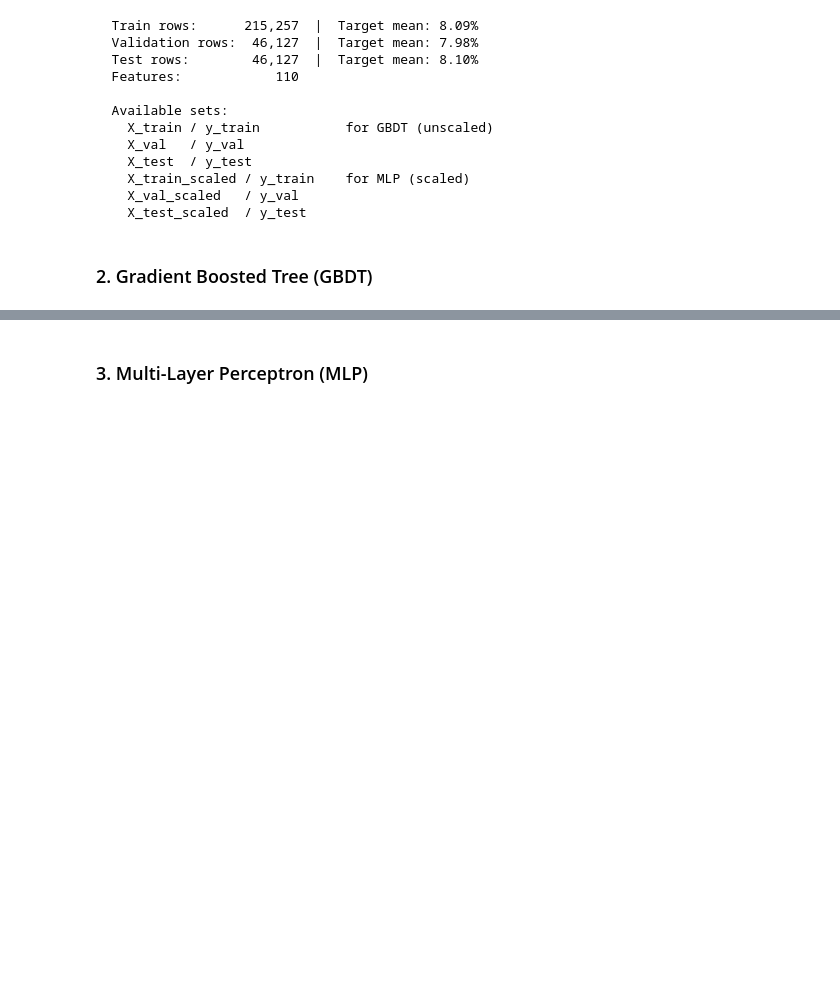
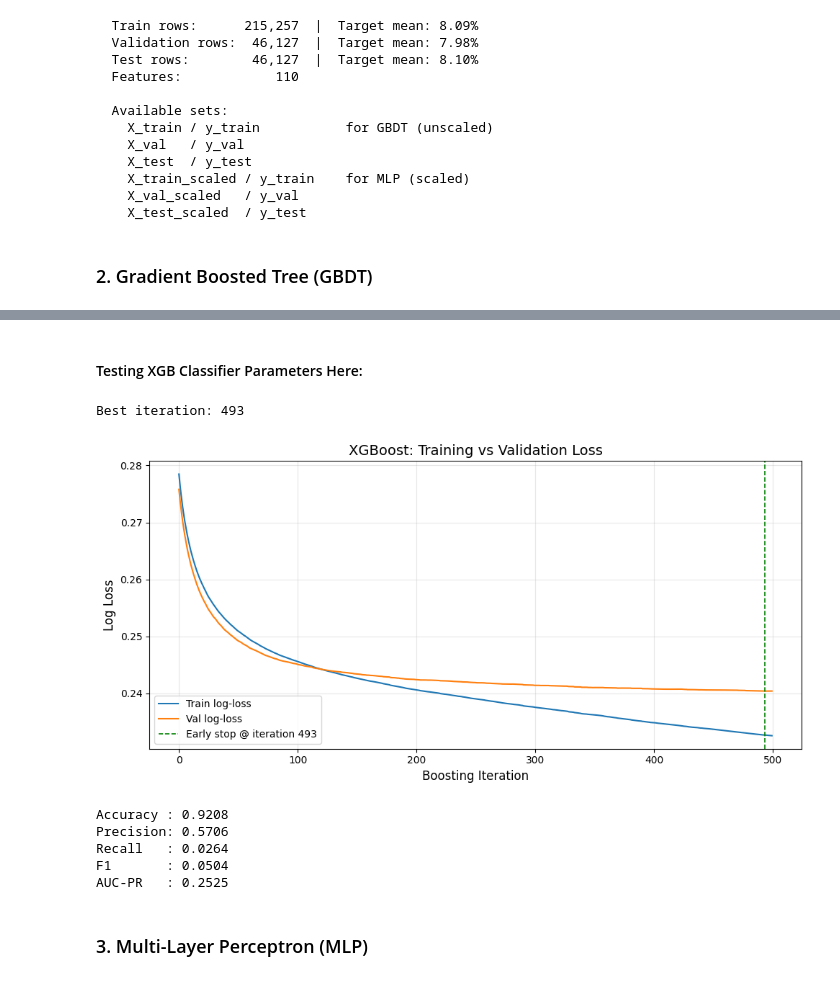
Before and after one commit to shanewang09/applied-ml, a Jupyter notebook: homework2/AppliedML_HW2_tsw2134.ipynb, the cells around one changed output, grey strips where cells are left out. Drawn from its saved outputs; the diff is of its cells as text; code cells hidden in the pictures; blank space fills up the shorter version.

```diff
--- a/homework2/AppliedML_HW2_tsw2134.ipynb
+++ b/homework2/AppliedML_HW2_tsw2134.ipynb
@@ -354,2 +441,61 @@ import xgboost as xgb
+# %% [markdown]
+#### Testing XGB Classifier Parameters Here:
+# %%
+xgb_model = XGBClassifier(
+    n_estimators=500,
+    learning_rate=0.05,
+    max_depth=4,
+    subsample=0.8,
+    reg_alpha=0,
+    reg_lambda=1,
+    objective='binary:logistic',
+    eval_metric='logloss',
+    early_stopping_rounds=30,
+    random_state=42,
+    n_jobs=-1
+)
+
+xgb_model.fit(
+    X_train, y_train,
+    eval_set=[(X_train, y_train), (X_validation, y_validation)],
+    verbose=False
+)
+
+print(f"Best iteration: {xgb_model.best_iteration}")
+
+results = xgb_model.evals_result()
+train_loss = results['validation_0']['logloss']
+val_loss   = results['validation_1']['logloss']
+best_iter  = xgb_model.best_iteration
+
+fig, ax = plt.subplots(figsize=(10, 5))
+ax.plot(train_loss, label='Train log-loss', linewidth=1.5)
+ax.plot(val_loss,   label='Val log-loss',   linewidth=1.5)
+ax.axvline(x=best_iter, color='green', linestyle='--', linewidth=1.2,
+           label=f'Early stop @ iteration {best_iter}')
+ax.set_xlabel('Boosting Iteration', fontsize=12)
+ax.set_ylabel('Log Loss', fontsize=12)
+ax.set_title('XGBoost: Training vs Validation Loss', fontsize=14)
+ax.legend(fontsize=10)
+ax.grid(True, alpha=0.3)
+plt.tight_layout()
+plt.savefig('gbdt_loss_curve.png', dpi=150)
+plt.show()
+
+y_pred  = xgb_model.predict(X_validation)
+y_proba = xgb_model.predict_proba(X_validation)[:, 1]
+print(f"Accuracy : {accuracy_score(y_validation, y_pred):.4f}")
+print(f"Precision: {precision_score(y_validation, y_pred, zero_division=0):.4f}")
+print(f"Recall   : {recall_score(y_validation, y_pred, zero_division=0):.4f}")
+print(f"F1       : {f1_score(y_validation, y_pred, zero_division=0):.4f}")
+print(f"AUC-PR   : {average_precision_score(y_validation, y_proba):.4f}")
+# %% [output]
+Best iteration: 493
+[figure, added]
+Accuracy : 0.9208
+Precision: 0.5706
+Recall   : 0.0264
+F1       : 0.0504
+AUC-PR   : 0.2525
 # %% [markdown]
 ### 3. Multi-Layer Perceptron (MLP)
```
Also changed, not shown: parts of 21 cells of this notebook, 4 other files.
